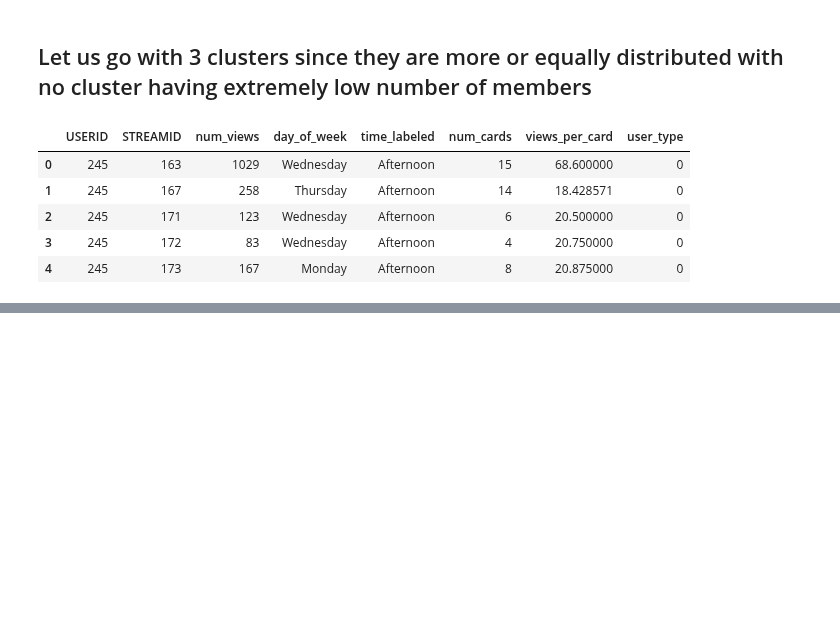
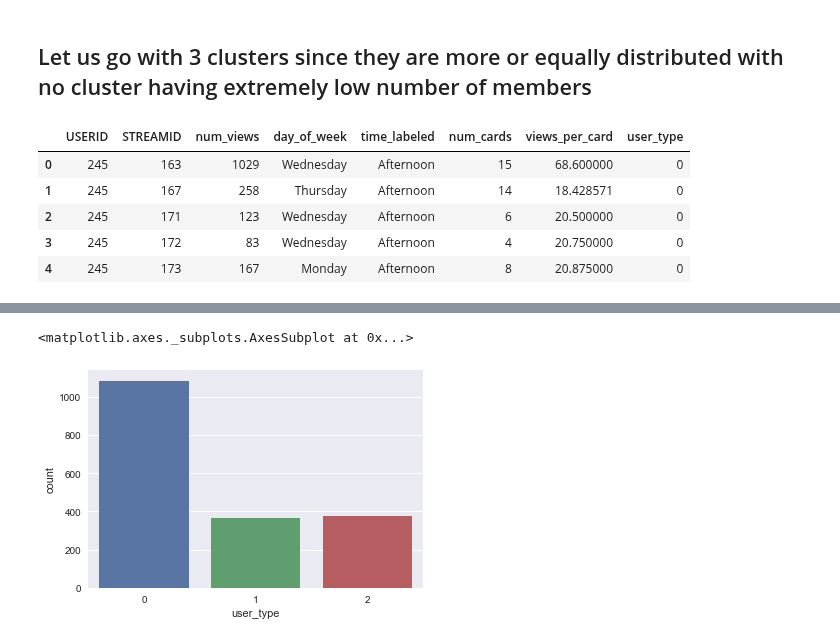
Before and after one commit to ace-racer/ContextualRecommender, a Jupyter notebook: hybird_recommender/exploration/Process Stream views.ipynb, the cells around one changed output, grey strips where cells are left out. Saved outputs shown, nothing was run; the diff lists cells and outputs as text; code cells hidden in the pictures; blank space fills up the shorter version.

```diff
--- a/hybird_recommender/exploration/Process Stream views.ipynb
+++ b/hybird_recommender/exploration/Process Stream views.ipynb
@@ -126,0 +202,7 @@ stream_views_df.head()
+# %%
+stream_ids = stream_ids.astype(int)
+streamid_cluster = list(zip(stream_ids, streams_kmeans_k5.labels_))
+# %%
+streamid_cluster_dict = {sc[0]: sc[1] for sc in streamid_cluster}
+stream_views_df["stream_type"] = stream_views_df["STREAMID"].apply(lambda x: streamid_cluster_dict.get(x))
+stream_views_df.head()
@@ -126,0 +216,5 @@ stream_views_df.head()
+# %%
+sns.countplot(x="user_type", data=stream_views_df)
+# %% [output]
+<matplotlib.axes._subplots.AxesSubplot at 0x...>
+[figure, added]
```
Also changed, not shown: parts of 13 cells of this notebook.
